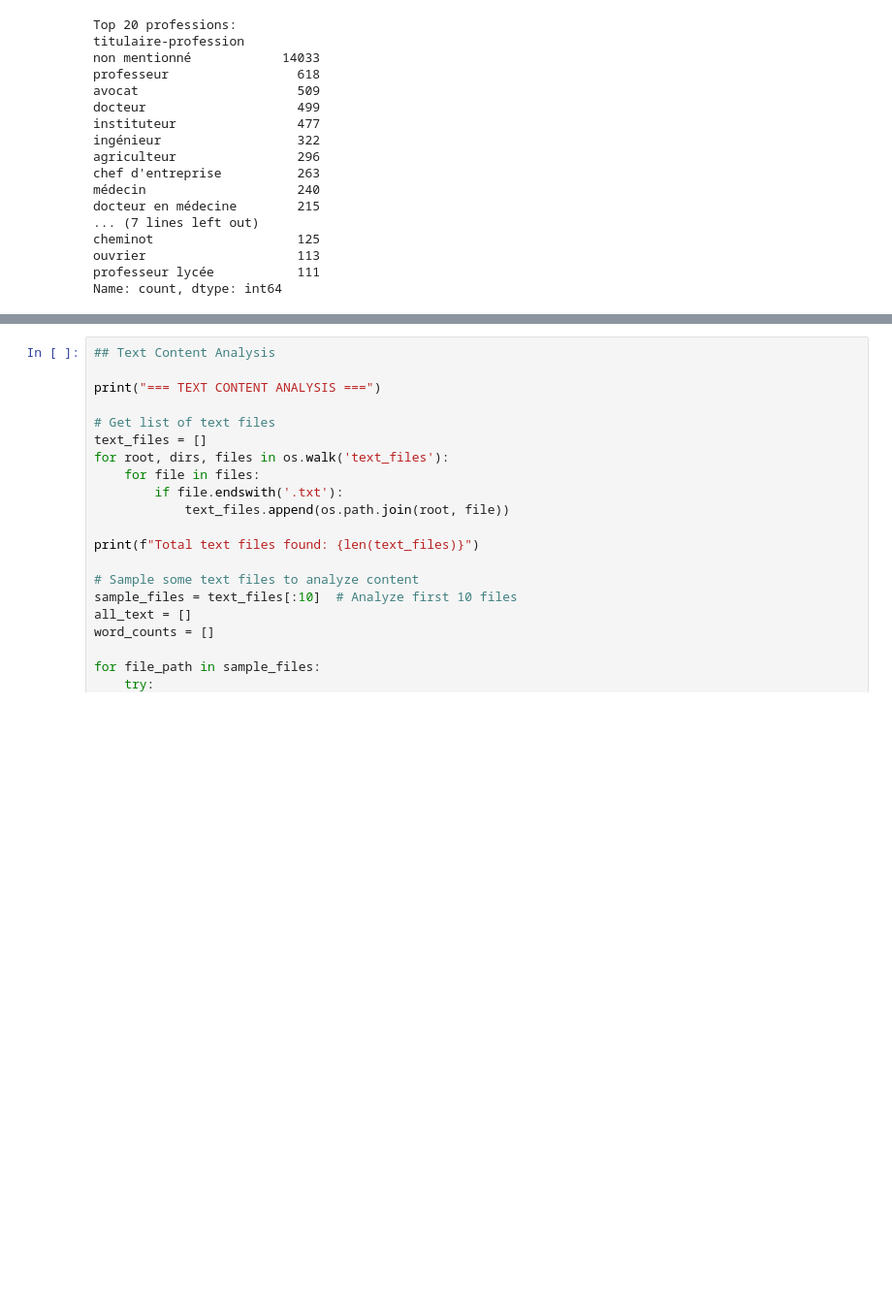
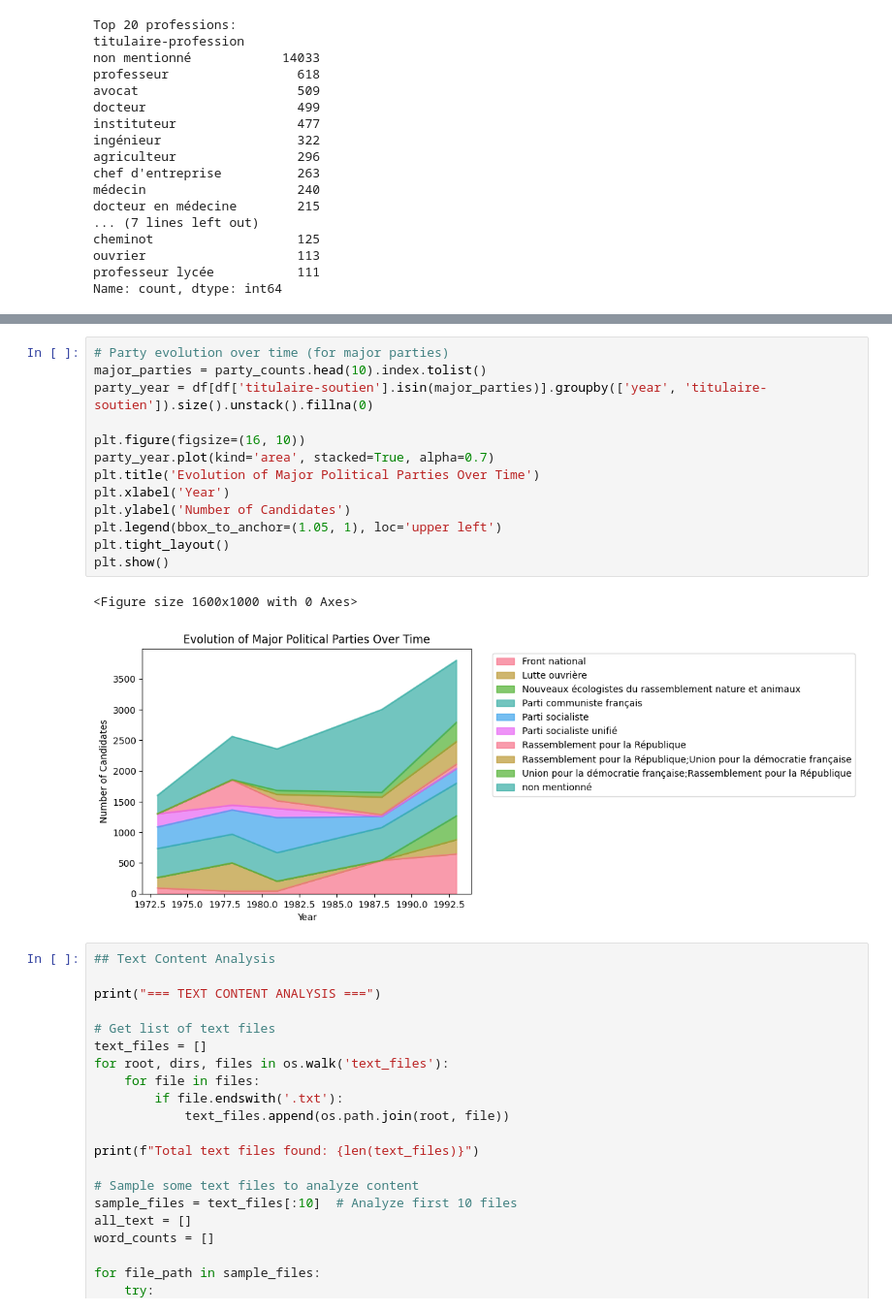
Before and after one commit to victorgalmiche/ENSAE_NLP_project, a Jupyter notebook: statistical_study.ipynb, the cells around one changed output, grey strips where cells are left out. Shown at 97% size. Cells and saved outputs as stored; diff of their text form; blank space fills up the shorter version.

```diff
--- a/statistical_study.ipynb
+++ b/statistical_study.ipynb
@@ -228,3 +210,19 @@ Name: count, dtype: int64
+# %%
+# Party evolution over time (for major parties)
+major_parties = party_counts.head(10).index.tolist()
+party_year = df[df['titulaire-soutien'].isin(major_parties)].groupby(['year', 'titulaire-soutien']).size().unstack().fillna(0)
+
+plt.figure(figsize=(16, 10))
+party_year.plot(kind='area', stacked=True, alpha=0.7)
+plt.title('Evolution of Major Political Parties Over Time')
+plt.xlabel('Year')
+plt.ylabel('Number of Candidates')
+plt.legend(bbox_to_anchor=(1.05, 1), loc='upper left')
+plt.tight_layout()
+plt.show()
+# %% [output]
+<Figure size 1600x1000 with 0 Axes>
+[figure, added]
 # %%
 ## Text Content Analysis
 
```
Also changed, not shown: parts of 5 cells of this notebook, 3 other files.
